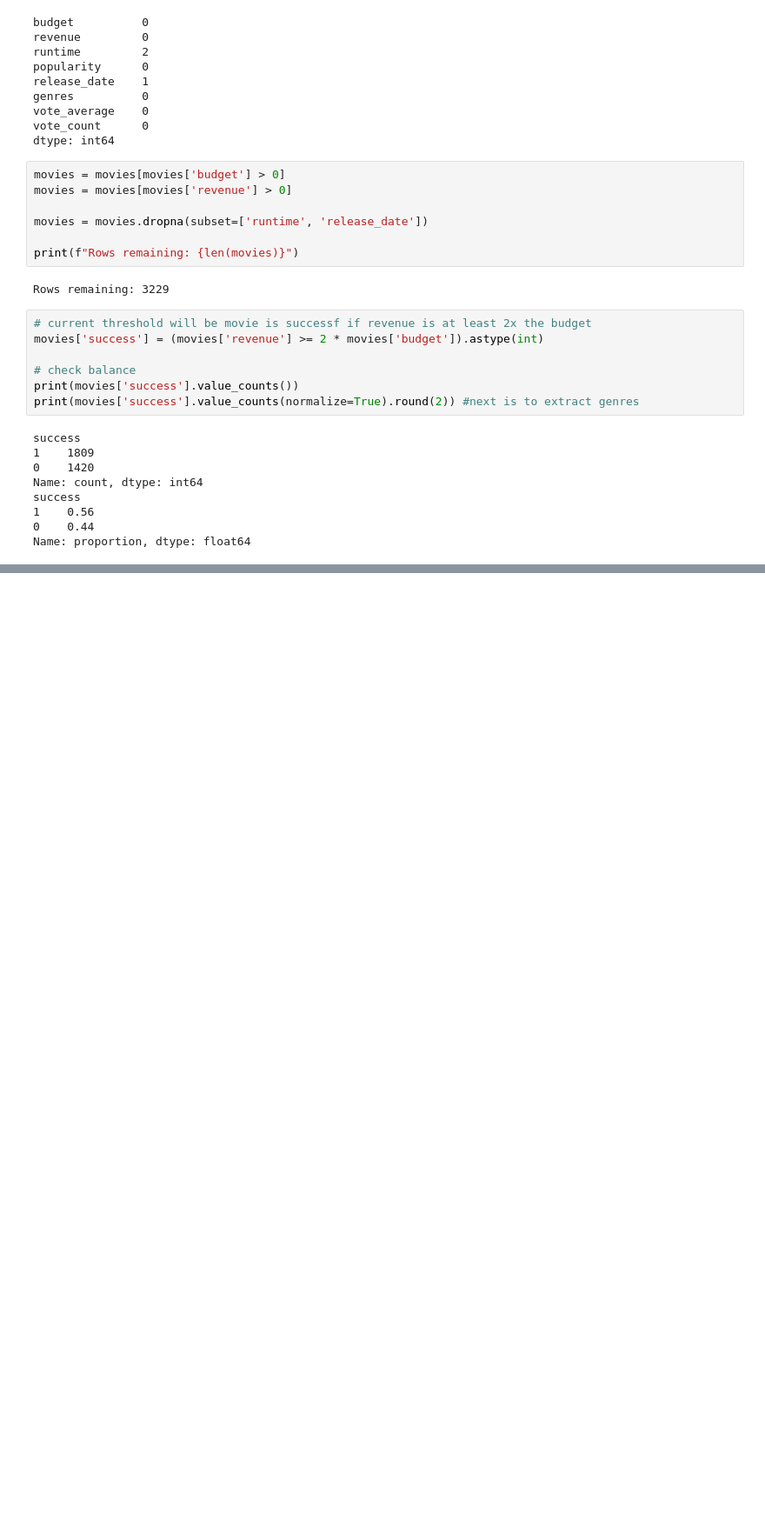
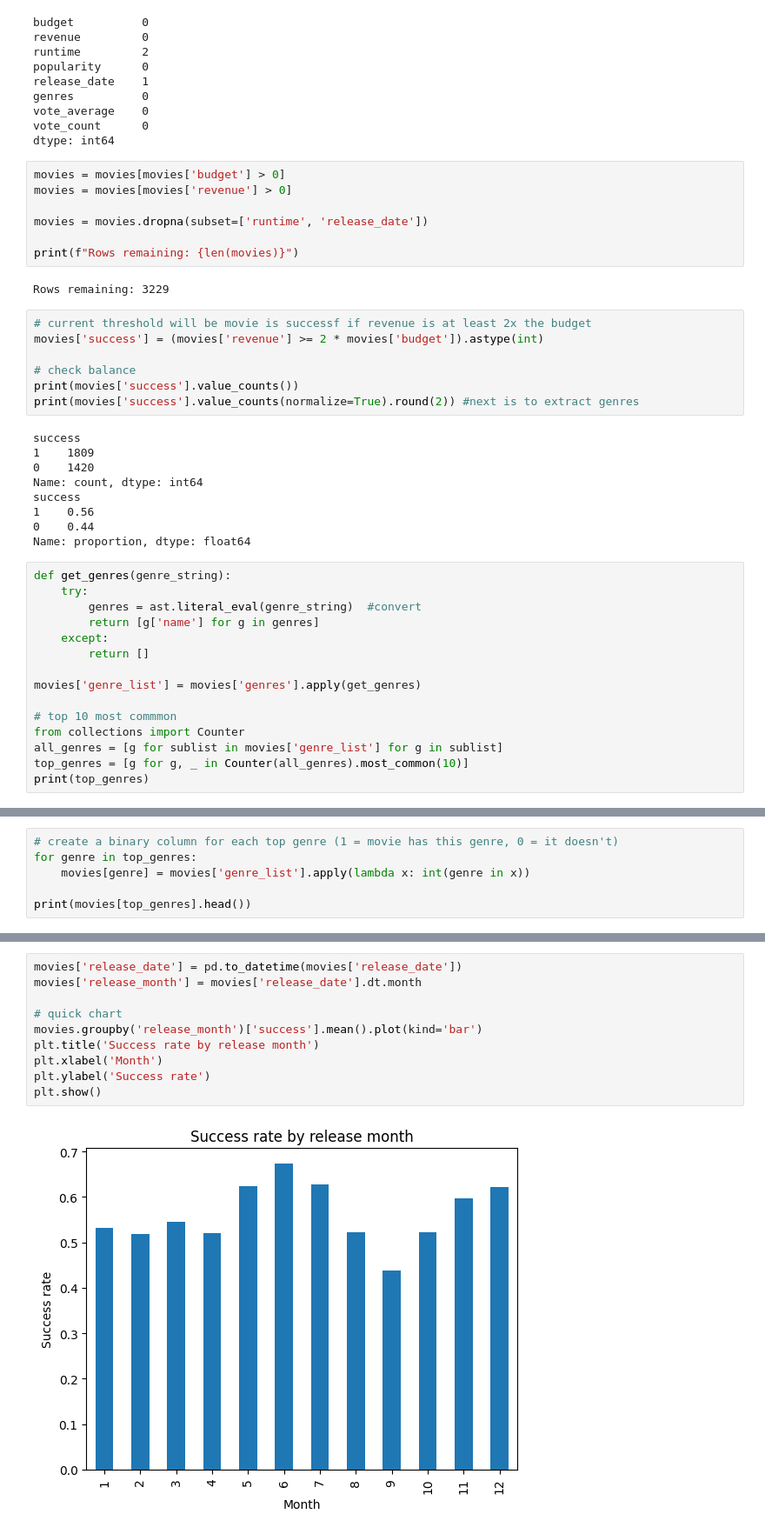
Before and after one commit to LukaM286/movie-success-prediction, a Jupyter notebook: movie_success_prediction.ipynb, the cells around one changed output, grey strips where cells are left out. Shown at 87% size. Cells and saved outputs as stored; diff of their text form; blank space fills up the shorter version.

Commit message:
extracting genres, encodings, extracting release month & feature set

```diff
--- a/movie_success_prediction.ipynb
+++ b/movie_success_prediction.ipynb
@@ -82,3 +82,18 @@ success
 1    0.56
 0    0.44
 Name: proportion, dtype: float64
+# %%
+def get_genres(genre_string):
+    try:
+        genres = ast.literal_eval(genre_string)  #convert
+        return [g['name'] for g in genres]
+    except:
+        return []
+
+movies['genre_list'] = movies['genres'].apply(get_genres)
+
+# top 10 most commmon
+from collections import Counter
+all_genres = [g for sublist in movies['genre_list'] for g in sublist]
+top_genres = [g for g, _ in Counter(all_genres).most_common(10)]
+print(top_genres)
@@ -84,0 +102,6 @@ Name: proportion, dtype: float64
+# %%
+# create a binary column for each top genre (1 = movie has this genre, 0 = it doesn't)
+for genre in top_genres:
+    movies[genre] = movies['genre_list'].apply(lambda x: int(genre in x))
+
+print(movies[top_genres].head())
@@ -84,0 +122,12 @@ Name: proportion, dtype: float64
+# %%
+movies['release_date'] = pd.to_datetime(movies['release_date'])
+movies['release_month'] = movies['release_date'].dt.month
+
+# quick chart
+movies.groupby('release_month')['success'].mean().plot(kind='bar')
+plt.title('Success rate by release month')
+plt.xlabel('Month')
+plt.ylabel('Success rate')
+plt.show()
+# %% [output]
+[figure, added]
```
Also changed, not shown: parts of 3 cells of this notebook.
